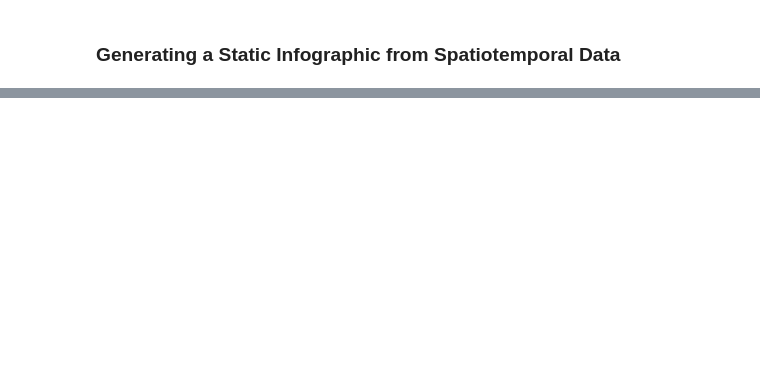
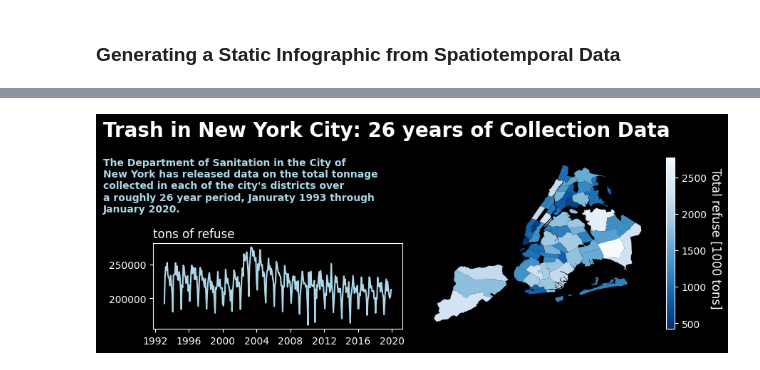
Before and after one commit to ReidelVichot/DSTEP23, a Jupyter notebook: week_12/dstep23_heatmaps_infographics.ipynb, the cells around one changed output, grey strips where cells are left out. Cells and saved outputs as stored; diff of their text form; code cells hidden in the pictures; blank space fills up the shorter version.

```diff
--- a/week_12/dstep23_heatmaps_infographics.ipynb
+++ b/week_12/dstep23_heatmaps_infographics.ipynb
@@ -86,9 +202,9 @@ dst_tot =
 # %%
 # -- change units of collection data
-dst_tot["refuse1000"] =
+dst_tot["refuse1000"] = dst_tot["refuse"] / 1000.
 
 # -- create a time series of total collection
-dsny_ts =
+dsny_ts = dsny.groupby("month").sum(numeric_only=True)
 
 # -- sub-select the time range
 dsny_ts = dsny_ts[(dsny_ts.index > "1993-01-01") & (dsny_ts.index < "2020-01-01")]
@@ -96,0 +211,25 @@ dsny_ts = dsny_ts[(dsny_ts.index > "1993-01-01") & (dsny_ts.index < "2020-01-01"
+# %%
+# -- now visualize
+plt.style.use("dark_background")
+
+fig = plt.figure(figsize=(10, 3))
+ax = fig.add_axes([0.5, 0.05, 0.4, 0.8])
+dst_tot.plot("refuse1000", cmap="Blues_r", legend=True, ax=ax)
+ax.axis("equal")
+ax.axis("off")
+
+ax2 = fig.add_axes([0.12, 0.05, 0.35, 0.4])
+ax2.plot(dsny_ts.index, dsny_ts["refuse"], color="lightblue")
+ax2.set_xlabel("")
+ax2.set_title("tons of refuse", loc="left")
+
+cbt = fig.text(0.9, 0.475, "Total refuse [1000 tons]", rotation=-90, fontsize=12, va="center", color="white")
+header = fig.text(0.05, 0.95, "Trash in New York City: 26 years of Collection Data", fontsize=20, color="w", weight="bold")
+subheader =  fig.text(0.05, 0.85, "The Department of Sanitation in the City of \nNew York " +
+                      "has released data on the total tonnage \ncollected in each " +
+                      "of the city's districts over \na roughly 26 year period, "+
+                      "Januraty 1993 through \nJanuary 2020.", color="lightblue", weight="bold", va="top")
+
+fig.show()
+# %% [output]
+[figure, added]
```
Also changed, not shown: parts of 18 cells of this notebook.
